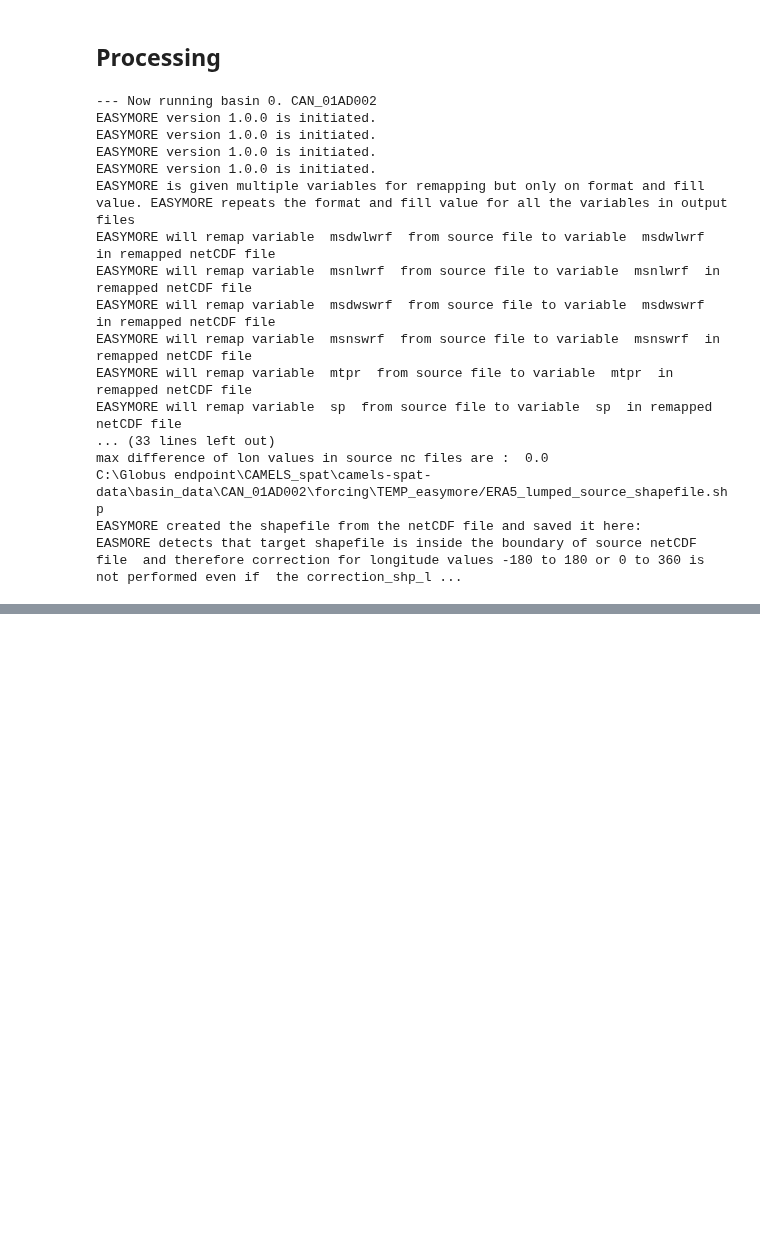
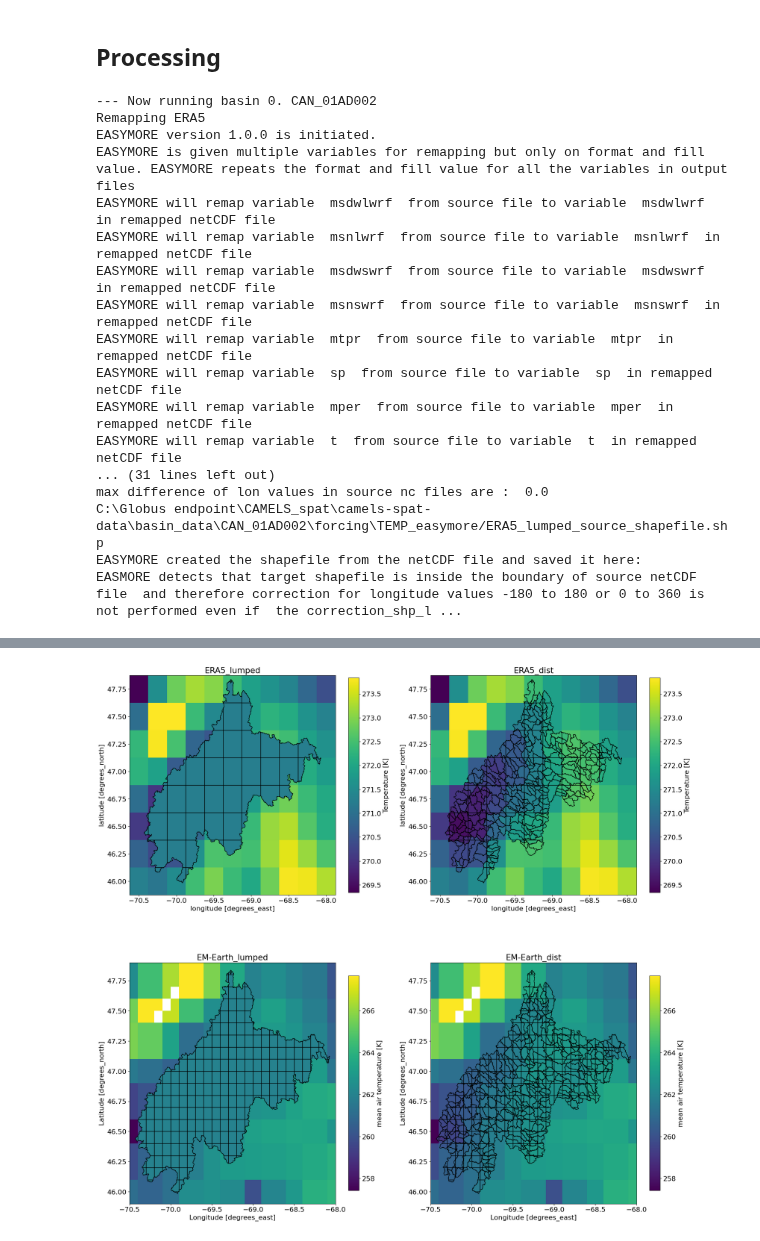
Before and after one commit to CH-Earth/camels_spat, a Jupyter notebook: 7_forcing_data/3_average_forcing_to_hrus.ipynb, the cells around one changed output, grey strips where cells are left out. Cells and saved outputs as stored; diff of their text form; code cells hidden in the pictures; blank space fills up the shorter version.

Commit message:
WIP on remapping code

```diff
--- a/7_forcing_data/3_average_forcing_to_hrus.ipynb
+++ b/7_forcing_data/3_average_forcing_to_hrus.ipynb
@@ -81,43 +81,33 @@ for ix,row in cs_meta.iterrows():
     # Prepare for remapping
     esmr_temp = cs.prepare_easymore_temp_folder(row.Country, row.Station_id, Path(data_path)/cs_basin_folder)
 
-    # Initiate EASYMORE objects
-    era_lump_esmr, era_lump_remap = cs.get_easymore_settings('ERA5',     'lumped', era_grid_shp, shp_lump_path, esmr_temp, lump_fold)
-    era_dist_esmr, era_dist_remap = cs.get_easymore_settings('ERA5',     'dist',   era_grid_shp, shp_dist_path, esmr_temp, dist_fold)
-    eme_lump_esmr, eme_lump_remap = cs.get_easymore_settings('EM-Earth', 'lumped', eme_grid_shp, shp_lump_path, esmr_temp, lump_fold)
-    eme_dist_esmr, eme_dist_remap = cs.get_easymore_settings('EM-Earth', 'dist',   eme_grid_shp, shp_dist_path, esmr_temp, dist_fold)
+    # Check if we need to do any remapping with EASYMORE and act accordingly
+    era5_remap_needed = cs.check_remap_need(era_merged_files[0]) # we can assume that if this applies to one file, it applies to all
+    if era5_remap_needed:
+        print('Remapping ERA5')
+        era_lump_esmr = easymore_workflow('ERA5', 'lumped', esmr_temp, era_grid_shp, shp_lump_path, lump_fold, era_merged_files)
+        era_dist_esmr = easymore_workflow('ERA5', 'dist',   esmr_temp, era_grid_shp, shp_dist_path, dist_fold, era_merged_files)
+    else:
+        # imitate easymore outcomes without remapping
+        print('TO DO')
 
-    # Create the four remap files
-    cs.run_easymore_to_make_remap_file([era_merged_files[0], eme_merged_files[0], era_merged_files[0], eme_merged_files[0]],
-                                    [era_lump_esmr,       eme_lump_esmr,       era_dist_esmr,       eme_dist_esmr])
+    eme_remap_needed = cs.check_remap_need(eme_merged_files[0]) # we can assume that if this applies to one file, it applies to all
+    if eme_remap_needed:
+        print('Remapping EM-Earth')
+        eme_lump_esmr = easymore_workflow('EM-Earth', 'lumped', esmr_temp, eme_grid_shp, shp_lump_path, lump_fold, eme_merged_files)
+        eme_dist_esmr = easymore_workflow('EM-Earth', 'dist',   esmr_temp, eme_grid_shp, shp_dist_path, dist_fold, eme_merged_files)
+    else:
+        print('TO DO')
 
-    # Update the EASYMORE objects now we have remap files
-    era_lump_esmr.remap_csv = str(esmr_temp / era_lump_remap)
-    era_dist_esmr.remap_csv = str(esmr_temp / era_dist_remap)
-    eme_lump_esmr.remap_csv = str(esmr_temp / eme_lump_remap)
-    eme_dist_esmr.remap_csv = str(esmr_temp / eme_dist_remap)
-
-    # Remap the ERA5 files
-    for file in era_merged_files[1:]:
-        era_lump_esmr.source_nc = file
-        era_dist_esmr.source_nc = file
-        era_lump_esmr.nc_remapper()
-        era_dist_esmr.nc_remapper()
-
-    # Remap the EM-Earth files
-    for file in eme_merged_files[1:]:
-        eme_lump_esmr.source_nc = file
-        eme_dist_esmr.source_nc = file
-        eme_lump_esmr.nc_remapper()
-        eme_dist_esmr.nc_remapper()
+    # Create a graphical check of what we just did
+    fig_file = esmr_temp.parent / f'{row.Country}_{row.Station_id}_spatial_averaging.png'
+    era5_eme_easymore_plotting_loop( [era_lump_esmr, era_dist_esmr, eme_lump_esmr, eme_dist_esmr], esmr_temp, fig_file )
 
     # Remove the EASYMORE temp folder
-    #shutil.rmtree(esmr_temp)
+    shutil.rmtree(esmr_temp)
 # %% [output]
 --- Now running basin 0. CAN_01AD002
-EASYMORE version 1.0.0 is initiated.
-EASYMORE version 1.0.0 is initiated.
-EASYMORE version 1.0.0 is initiated.
+Remapping ERA5
 EASYMORE version 1.0.0 is initiated.
 EASYMORE is given multiple variables for remapping but only on format and fill value. EASYMORE repeats the format and fill value for all the variables in output files
 EASYMORE will remap variable  msdwlwrf  from source file to variable  msdwlwrf  in remapped netCDF file
@@ -126,7 +116,9 @@ EASYMORE will remap variable  msdwswrf  from source file to variable  msdwswrf
 EASYMORE will remap variable  msnswrf  from source file to variable  msnswrf  in remapped netCDF file
 EASYMORE will remap variable  mtpr  from source file to variable  mtpr  in remapped netCDF file
 EASYMORE will remap variable  sp  from source file to variable  sp  in remapped netCDF file
-... (33 lines left out)
+EASYMORE will remap variable  mper  from source file to variable  mper  in remapped netCDF file
+EASYMORE will remap variable  t  from source file to variable  t  in remapped netCDF file
+... (31 lines left out)
 max difference of lon values in source nc files are :  0.0
 C:\Globus endpoint\CAMELS_spat\camels-spat-data\basin_data\CAN_01AD002\forcing\TEMP_easymore/ERA5_lumped_source_shapefile.shp
 EASYMORE created the shapefile from the netCDF file and saved it here:
@@ -201,0 +189 @@ It took 88.432112 seconds to finish the remapping of variable(s)
+[figure, added]
```
Also changed, not shown: parts of 28 cells of this notebook, 1 other file.
